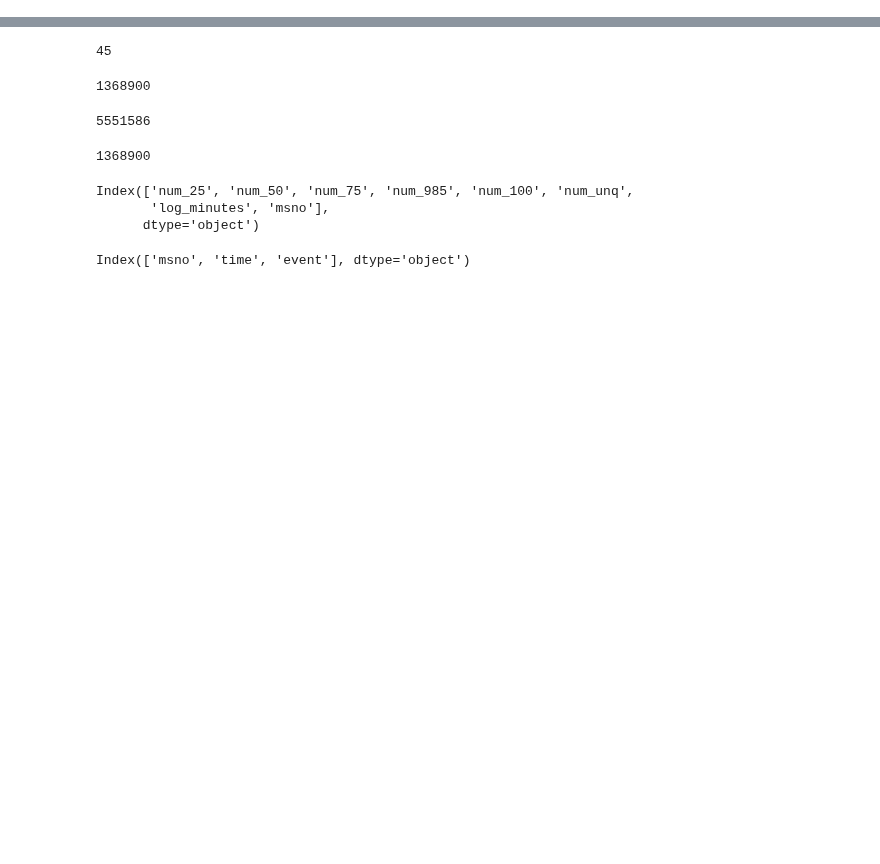
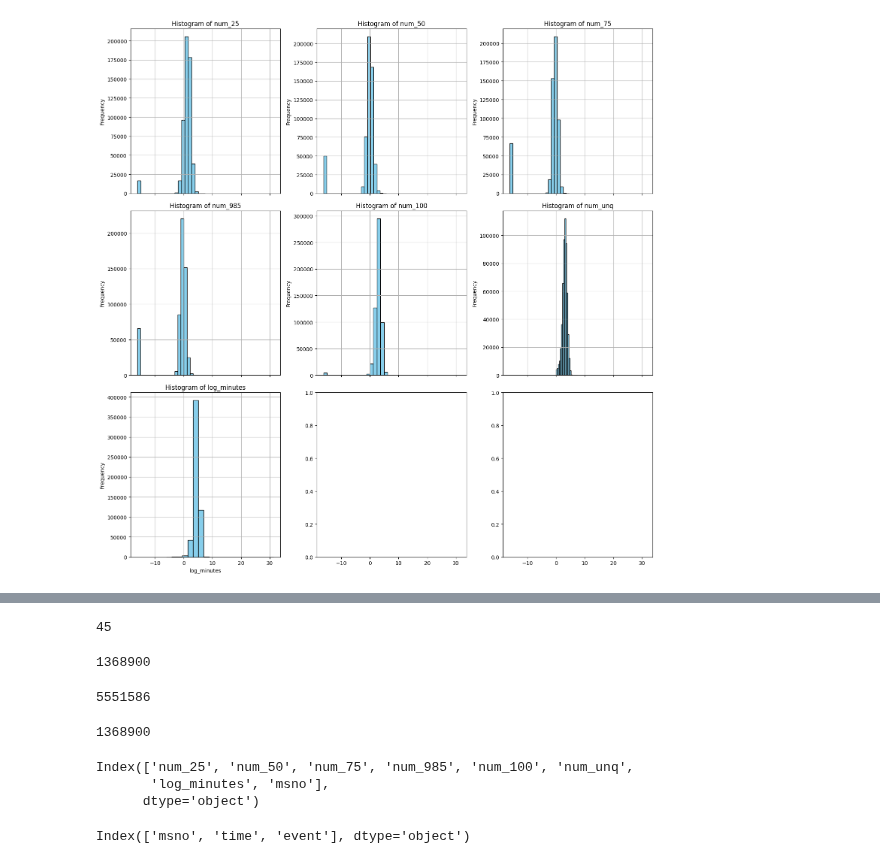
Before and after one commit to marianaw/deeptcsr, a Jupyter notebook: notebooks/load_dataset_debug.ipynb, the cells around one changed output, grey strips where cells are left out. Drawn from its saved outputs; the diff is of its cells as text; code cells hidden in the pictures; blank space fills up the shorter version.

```diff
--- a/notebooks/load_dataset_debug.ipynb
+++ b/notebooks/load_dataset_debug.ipynb
@@ -16,6 +18,7 @@ import pandas as pd
 # %%
 # path = '/Users/mariana/Documents/projects/Huawei/SurvanData/lastfm-dataset-1K'
-data_path = '/home/mvargas/code/Huawei/SurvanData/kkbox-churn-prediction-challenge/kkbox'
+# data_path = '/home/mvargas/code/Huawei/SurvanData/kkbox-churn-prediction-challenge/kkbox'
+data_path = '/Users/mariana/Documents/projects/Huawei/SurvanData/kkbox-churn-prediction-challenge/kkbox/chunk'
 # %%
 df_logs = pd.read_feather(os.path.join(data_path, 'logs_filtered_preprocessed.feather'))
 df_events = pd.read_feather(os.path.join(data_path, 'survival_preprocessed.feather'))
@@ -24,0 +42,24 @@ horizon = np.max(ts)
+# %%
+# Create a 2D grid of subplots
+num_rows = 3
+fig, axs = plt.subplots(num_rows, 3, figsize=(15, 5 * num_rows), sharex=True)
+
+# Flatten the axs array to make it easier to iterate
+axs = axs.flatten()
+
+cols = ['num_25',	'num_50',	'num_75',	'num_985',	'num_100',	'num_unq',	'log_minutes']
+
+# Loop through the columns and plot histograms
+for i, (col, ax) in enumerate(zip(cols, axs)):
+    df_logs[col].plot(kind='hist', ax=ax, bins=20, color='skyblue', edgecolor='black')
+    ax.set_title(f'Histogram of {col}')
+    ax.set_xlabel(col)
+    ax.grid(True)
+
+# Adjust layout for better spacing
+plt.tight_layout()
+
+# Show the plot
+plt.show()
+# %% [output]
+[figure, added]
```
Also changed, not shown: parts of 31 cells of this notebook, 26 other files.
